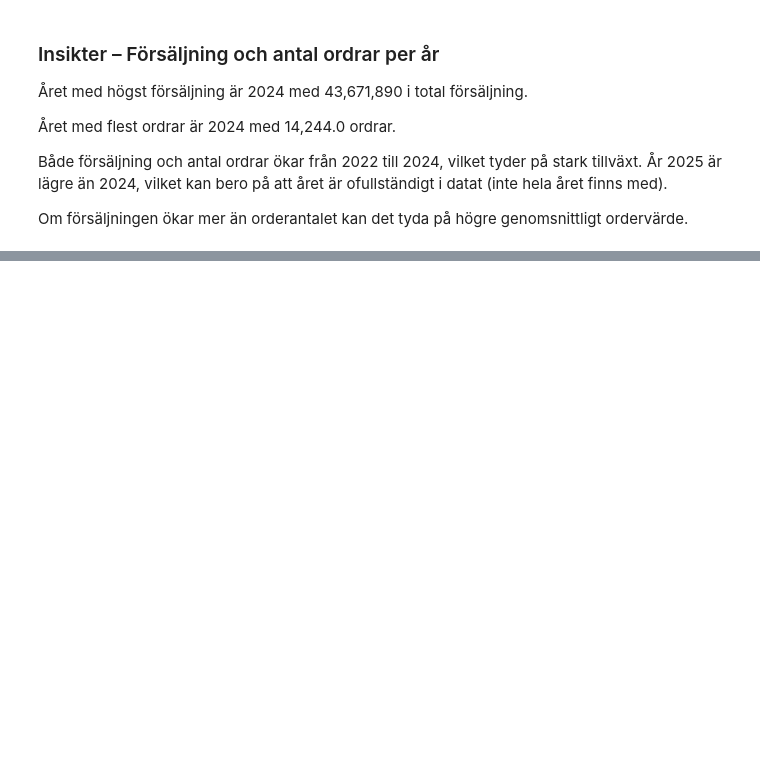
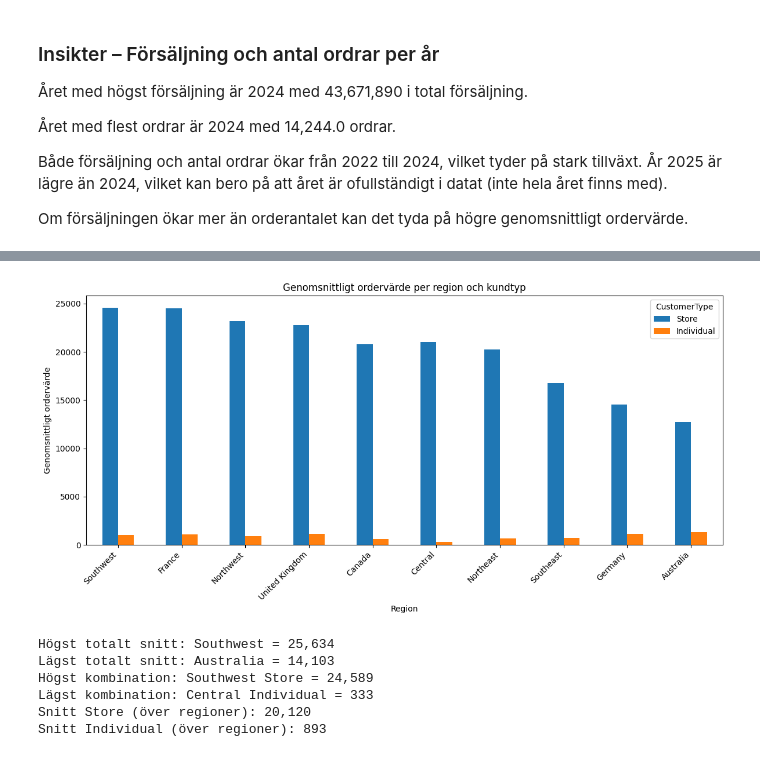
Before and after one commit to gia-w-chai/AdventureWorks2025, a Jupyter notebook: notebooks/analys.ipynb, the cells around one changed output, grey strips where cells are left out. Cells and saved outputs as stored; diff of their text form; code cells hidden in the pictures; blank space fills up the shorter version.

```diff
--- a/notebooks/analys.ipynb
+++ b/notebooks/analys.ipynb
@@ -328,0 +574,48 @@ Om försäljningen ökar mer än orderantalet kan det tyda på högre genomsnitt
+# %%
+pivot_vis7 = df_vis7.pivot(index="RegionName", columns="CustomerType", values="AvgOrderValue").fillna(0)
+
+pivot_vis7["TotalAvg"] = pivot_vis7.sum(axis=1)
+
+pivot_vis7 = pivot_vis7.sort_values("TotalAvg", ascending=False)
+
+plot_df = pivot_vis7[["Store", "Individual"]]
+
+fig, ax = plt.subplots(figsize=(12,6))
+plot_df.plot(kind="bar", ax=ax)
+
+ax.set_title("Genomsnittligt ordervärde per region och kundtyp")
+ax.set_xlabel("Region")
+ax.set_ylabel("Genomsnittligt ordervärde")
+plt.xticks(rotation=45, ha="right")
+plt.tight_layout()
+plt.show()
+# %% [output]
+[figure, added]
+# %%
+top_region = pivot_vis7.index[0]
+bottom_region = pivot_vis7.index[-1]
+top_value = pivot_vis7.loc[top_region, "TotalAvg"]
+bottom_value = pivot_vis7.loc[bottom_region, "TotalAvg"]
+
+print("Högst totalt snitt:", top_region, f"= {top_value:,.0f}")
+print("Lägst totalt snitt:", bottom_region, f"= {bottom_value:,.0f}")
+
+best_combo = df_vis7.loc[df_vis7["AvgOrderValue"].idxmax()]
+worst_combo = df_vis7.loc[df_vis7["AvgOrderValue"].idxmin()]
+
+print("Högst kombination:", best_combo["RegionName"], best_combo["CustomerType"], f"= {best_combo['AvgOrderValue']:,.0f}")
+print("Lägst kombination:", worst_combo["RegionName"], worst_combo["CustomerType"], f"= {worst_combo['AvgOrderValue']:,.0f}")
+
+
+store_mean = plot_df["Store"].mean()
+ind_mean = plot_df["Individual"].mean()
+
+print("Snitt Store (över regioner):", f"{store_mean:,.0f}")
+print("Snitt Individual (över regioner):", f"{ind_mean:,.0f}")
+# %% [output]
+Högst totalt snitt: Southwest = 25,634
+Lägst totalt snitt: Australia = 14,103
+Högst kombination: Southwest Store = 24,589
+Lägst kombination: Central Individual = 333
+Snitt Store (över regioner): 20,120
+Snitt Individual (över regioner): 893
```
Also changed, not shown: parts of 15 cells of this notebook, 4 other files.
